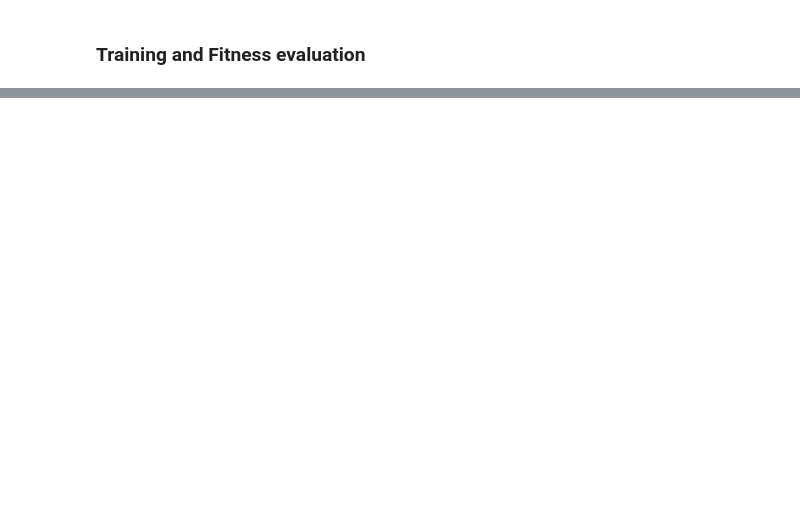
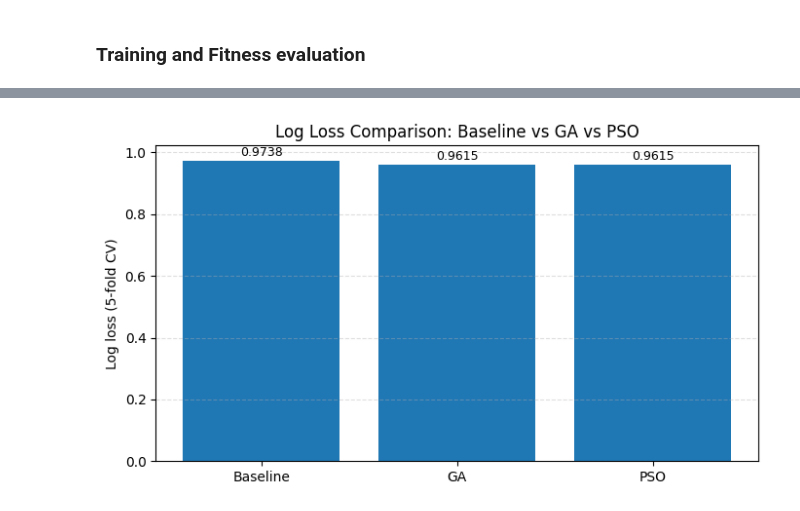
Before and after one commit to kad11x/ml-service, a Jupyter notebook: data_scraper/Testing/genetic_algorithm_training.ipynb, the cells around one changed output, grey strips where cells are left out. Saved outputs shown, nothing was run; the diff lists cells and outputs as text; code cells hidden in the pictures; blank space fills up the shorter version.

```diff
--- a/data_scraper/Testing/genetic_algorithm_training.ipynb
+++ b/data_scraper/Testing/genetic_algorithm_training.ipynb
@@ -30,11 +31,11 @@ CSV_PATH = "../data/output/features_all_seasons.csv"  # change if needed
 OUT_DIR = "/data/ga_feature_selection_outputs"
 # %%
 # GA hyperparameters
-population_size = 30
-generations = 15
+population_size = 100
+generations = 30
 crossover_rate = 0.8
 mutation_rate = 0.05
-tournament_size = 3
+tournament_size = 2
 random_seed = 123
 # %%
 df = pd.read_csv(CSV_PATH)
@@ -198,7 +199,7 @@ def evaluate_subset_cv(
                     (
                         "clf",
                         LogisticRegression(max_iter=1000),
-                    ),  # add class_weight="balanced" if needed
+                    ),
                 ]
             )
 
@@ -220,0 +663,32 @@ def evaluate_subset_cv(
+# %%
+# --- Baseline: all features ---
+baseline_cols = feature_candidates
+baseline_log_loss = evaluate_subset_cv(baseline_cols, X, y, n_splits=5)
+baseline_accuracy = evaluate_accuracy_cv(baseline_cols, X, y, n_splits=5)
+
+# --- GA best ---
+ga_cols = best_ga_res["best_features"]
+ga_log_loss = best_ga_res["best_log_loss"]
+ga_accuracy = evaluate_accuracy_cv(ga_cols, X, y, n_splits=5)
+
+# --- PSO best ---
+pso_cols = best_pso_res["best_features"]
+pso_log_loss = best_pso_res["best_log_loss"]
+pso_accuracy = evaluate_accuracy_cv(pso_cols, X, y, n_splits=5)
+# %%
+methods = ["Baseline", "GA", "PSO"]
+log_losses = [baseline_log_loss, ga_log_loss, pso_log_loss]
+
+plt.figure(figsize=(7,4))
+bars = plt.bar(methods, log_losses)
+
+for i, v in enumerate(log_losses):
+    plt.text(i, v * 1.005, f"{v:.4f}", ha="center", va="bottom", fontsize=9)
+
+plt.ylabel("Log loss (5-fold CV)")
+plt.title("Log Loss Comparison: Baseline vs GA vs PSO")
+plt.grid(axis="y", linestyle="--", alpha=0.4)
+plt.tight_layout()
+plt.show()
+# %% [output]
+[figure, added]
```
Also changed, not shown: parts of 17 cells of this notebook, 2 other files.
